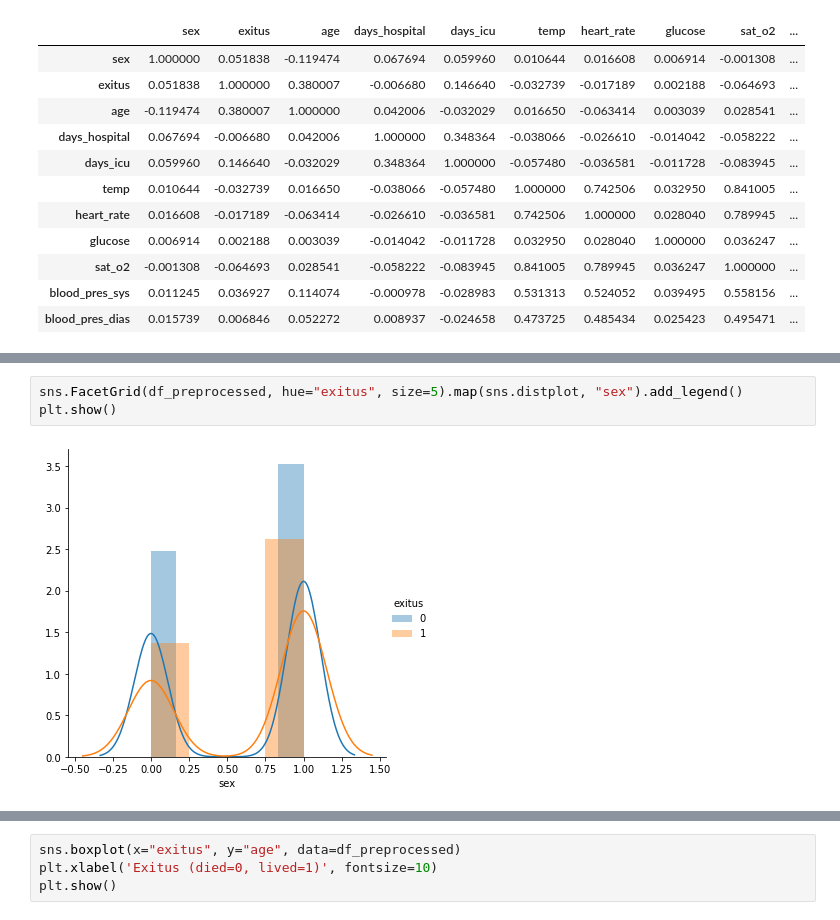
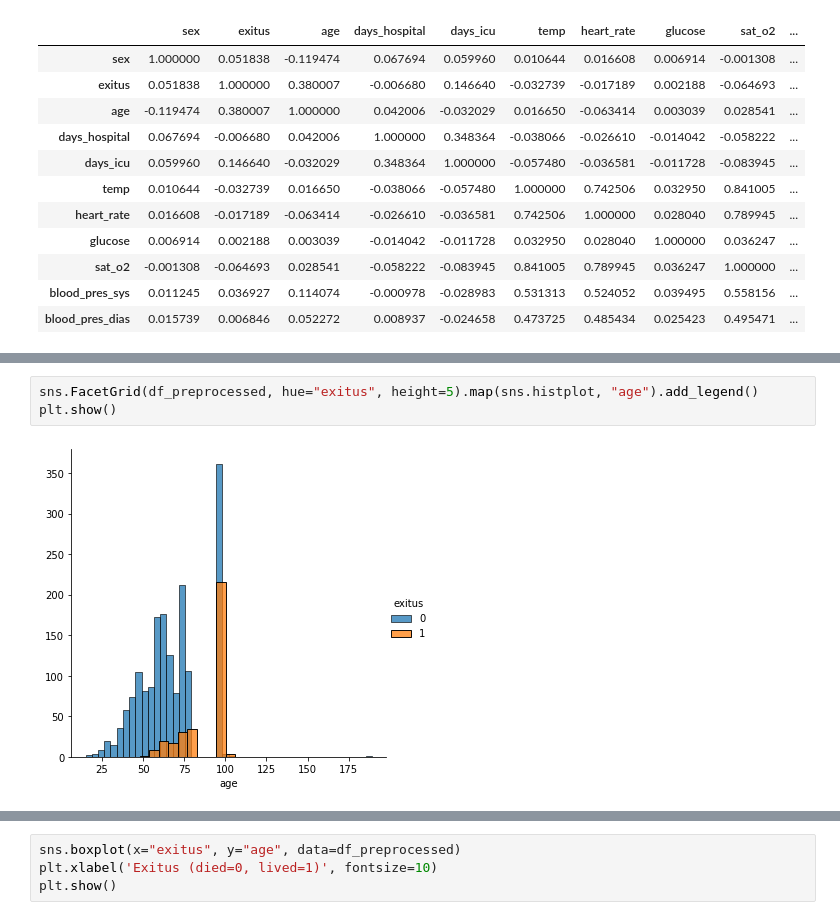
Before and after one commit to lesmesrafa/covid19-analytics, a Jupyter notebook: main_code.ipynb, the cells around one changed output, grey strips where cells are left out. Drawn from its saved outputs; the diff is of its cells as text.

```diff
--- a/main_code.ipynb
+++ b/main_code.ipynb
@@ -541,5 +536,5 @@ plt.show()
-# %%
-sns.FacetGrid(df_preprocessed, hue="exitus", size=5).map(sns.distplot, "sex").add_legend()
-plt.show()
-# %% [output]
-[figure, removed]
+# %%
+sns.FacetGrid(df_preprocessed, hue="exitus", height=5).map(sns.histplot, "age").add_legend()
+plt.show()
+# %% [output]
+[figure, added]
```
Also changed, not shown: parts of 71 cells of this notebook.
